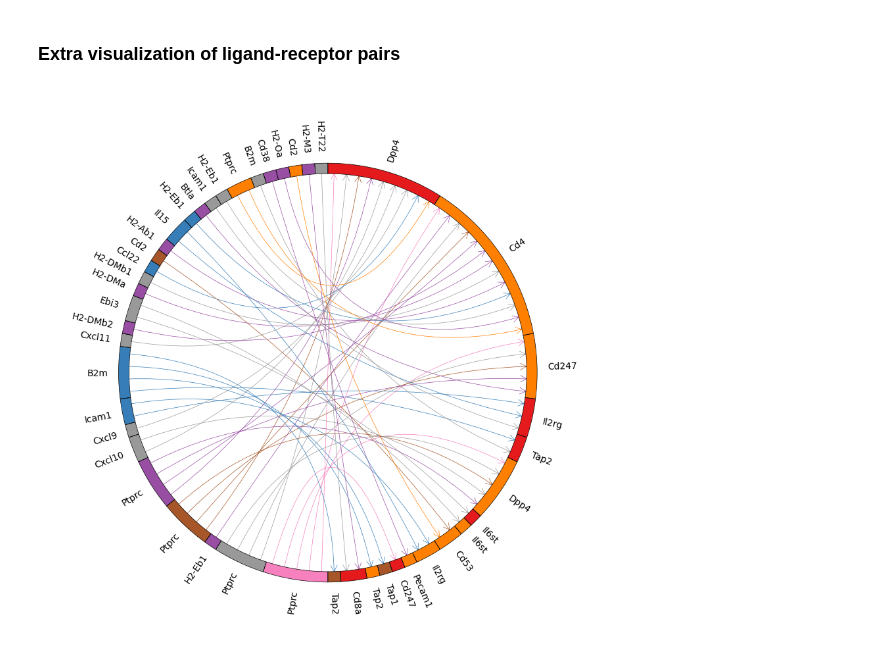
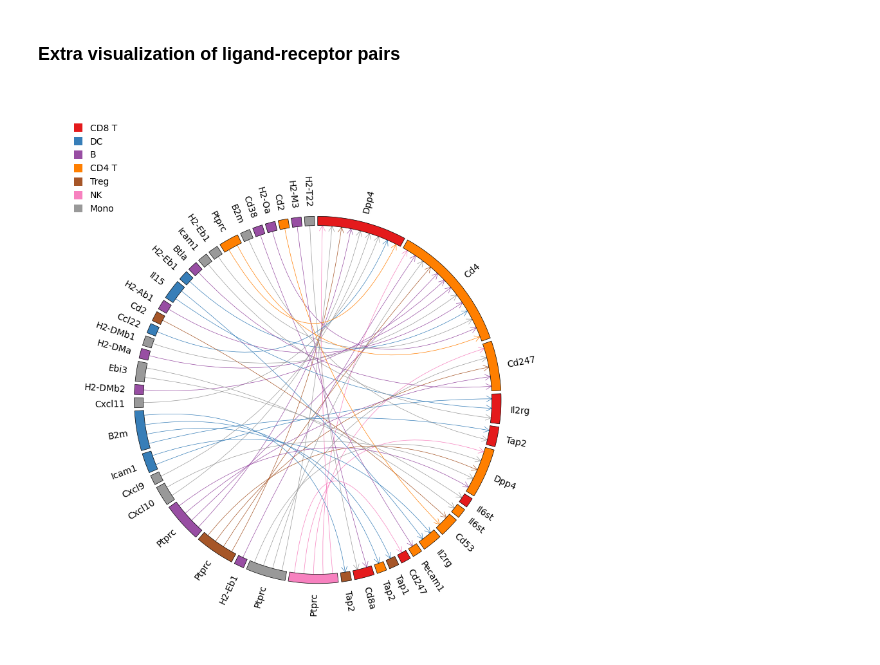
Before and after one commit to saeyslab/nichenetpy, a Jupyter notebook: notebooks/steps_prioritization.ipynb, the cells around one changed output. Saved outputs shown, nothing was run; the diff lists cells and outputs as text; code cells hidden in the pictures.

Commit message:
finished circos plot (tried another circos plot but the framework isn't flexible enough)

```diff
--- a/notebooks/steps_prioritization.ipynb
+++ b/notebooks/steps_prioritization.ipynb
@@ -302,35 +303,47 @@ for sender, receiver, ligand, receptor in zip(senders, receivers, ligands, recep
     else:
         link_count_out[key_out] = 1
     key_in = f"{receiver}_{receptor}_in"
     if key_in in link_count_in:
         link_count_in[key_in] += 1
     else:
         link_count_in[key_in] = 1
     links.append((
         key_out,
         key_in,
         link_count_out[key_out],
         link_count_in[key_in]
     ))
-circos = Circos(sectors={
-    key: count
-    for key, count in chain(link_count_in.items(), link_count_out.items())
-})
+circos = Circos(
+sectors={
+        key: count
+        for key, count in chain(link_count_in.items(), link_count_out.items())
+    },
+    space=1
+)
 ColorCycler.set_cmap("Set1")
 colors = dict(zip(celltypes, ColorCycler.get_color_list(len(celltypes))))
 for sector in circos.sectors:
     celltype, gene, _ = sector.name.split("_")
     sector.text(gene, size=10, orientation="vertical")
     track = sector.add_track((95, 100))
     track.axis(fc=colors[celltype])
 for sender, receiver, send_pos, rec_pos in links:
     celltype = sender.split("_")[0]
     circos.link_line(
         (sender, send_pos - 0.5),
         (receiver, rec_pos - 0.5,),
         direction=1,
         color=colors[celltype]
     )
 fig = circos.plotfig()
+_ = circos.ax.legend(
+    handles=[
+        Patch(color=color, label=celltype)
+        for celltype, color in colors.items()
+    ],
+    bbox_to_anchor=(0, 1.1),
+    loc="right",
+    ncols=1,
+)
 # %% [output]
-[figure, old version]
+[figure, new version]
```
Also changed, not shown: parts of 1 cell of this notebook.
